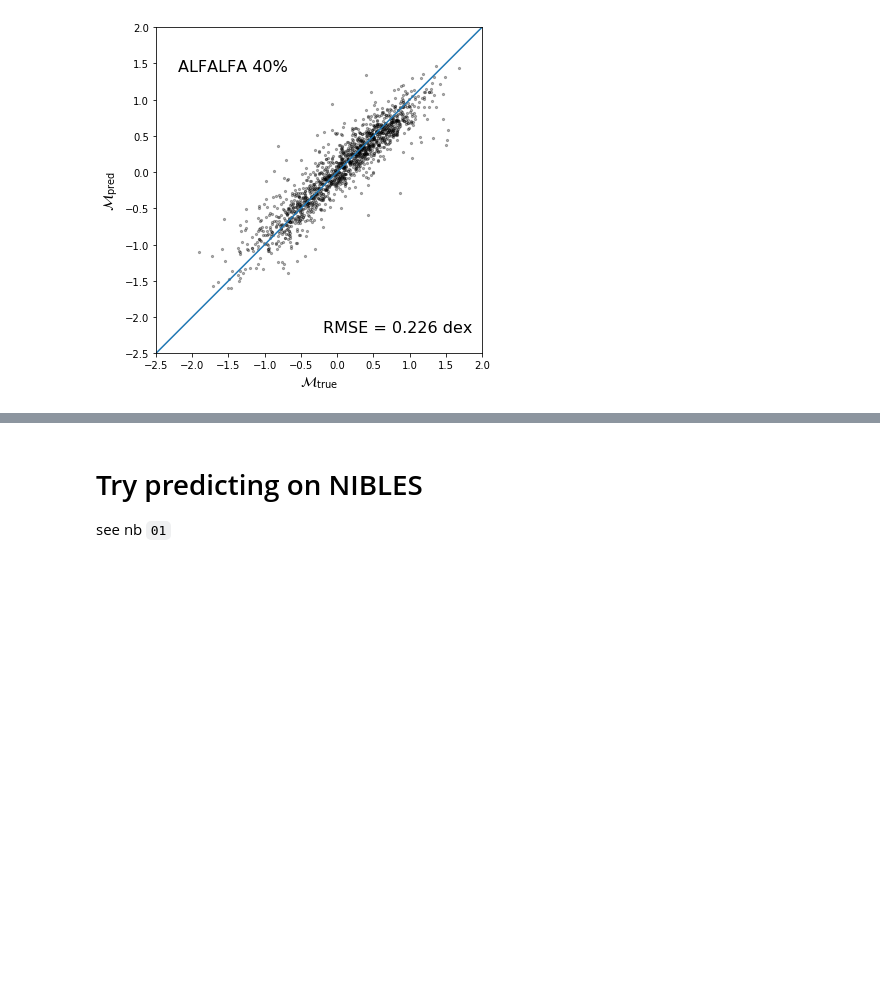
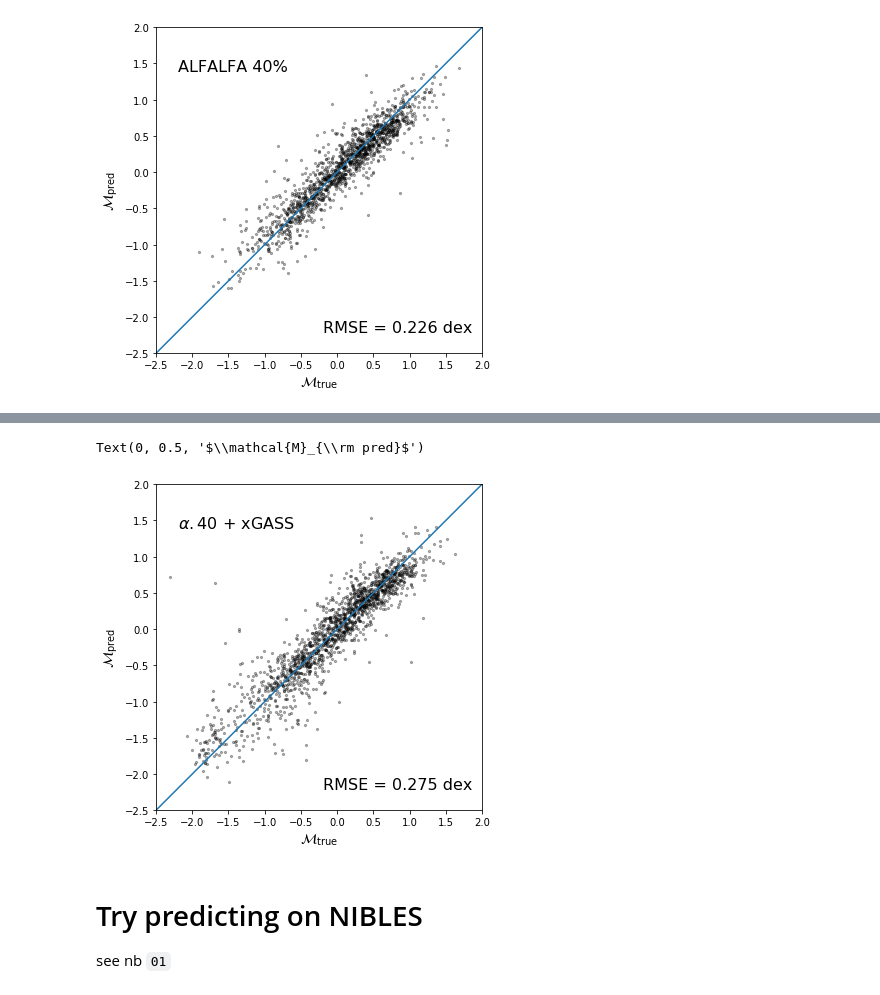
Before and after one commit to jwuphysics/HI-convnets, a Jupyter notebook: notebook/updates/90. Using fastai2 and newer architectures.ipynb, the cells around one changed output, grey strips where cells are left out. Saved outputs shown, nothing was run; the diff lists cells and outputs as text; code cells hidden in the pictures; blank space fills up the shorter version.

```diff
--- a/notebook/updates/90. Using fastai2 and newer architectures.ipynb
+++ b/notebook/updates/90. Using fastai2 and newer architectures.ipynb
@@ -161,0 +307,18 @@ Text(0, 0.5, '$\\mathcal{M}_{\\rm pred}$')
+# %%
+df = pd.read_csv(f"{PATH}/data/combined.csv")
+
+dblock = DataBlock(
+    blocks=(ImageBlock, RegressionBlock),
+    get_x=ColReader(['id'], pref=f'{PATH}/images-combined/', suff='.jpg'),
+    get_y=Pipeline([ColReader(['logfgas'], label_delim=None)]),
+    splitter=RandomSplitter(0.2, seed=seed),
+    item_tfms=item_tfms,
+    batch_tfms=batch_tfms,
+)
+
+dls = ImageDataLoaders.from_dblock(dblock, df, path=PATH, bs=64)
+# %%
+model = xresnet34(sa=True, act_cls=MishCuda, n_out=1)
+learn = Learner(dls, model, loss_func=root_mean_squared_error, opt_func=ranger)
+# %%
+learn.fit_one_cycle(40, 1e-2)
@@ -161,0 +346,3 @@ Text(0, 0.5, '$\\mathcal{M}_{\\rm pred}$')
+# %%
+preds, trues = learn.tta()
+preds, trues = to_np(preds).flatten(), to_np(trues).flatten()
@@ -162,3 +352,24 @@ Text(0, 0.5, '$\\mathcal{M}_{\\rm pred}$')
+# %%
+plt.figure(figsize=(6, 6))
+
+plt.scatter(trues, preds, c='k', s=5, alpha=0.3)
+
+plt.plot([-3, 3], [-3, 3])
+plt.gca().set_aspect('equal')
+plt.xlim(-2.5, 2)
+plt.ylim(-2.5, 2)
+
+# plt.text(-2.3, 1.4, r'Train: $\alpha.40$A (80%)' + '\n' + r'Test: $\alpha.40$A (20%)', fontsize=14)
+# plt.text(0.1, -2.2, f'RMSE = {((preds - trues)**2).mean()**0.5:.2f} dex\n' + f'Slope = {slope(preds, trues):.2f}', fontsize=14)
+
+plt.text(-2.2, 1.4, r'$\alpha.40$ + xGASS', fontsize=16)
+plt.text(-0.2, -2.2, f'RMSE = {((preds - trues)**2).mean()**0.5:.3f} dex', fontsize=16)
+
+plt.xlabel(r'$\mathcal{M}_{\rm true}$', fontsize=14)
+plt.ylabel(r'$\mathcal{M}_{\rm pred}$', fontsize=14)
+# %% [output]
+Text(0, 0.5, '$\\mathcal{M}_{\\rm pred}$')
+[figure, added]
 # %% [markdown]
 # Try predicting on NIBLES
 see nb `01`
```
Also changed, not shown: parts of 12 cells of this notebook, 3 other files.
